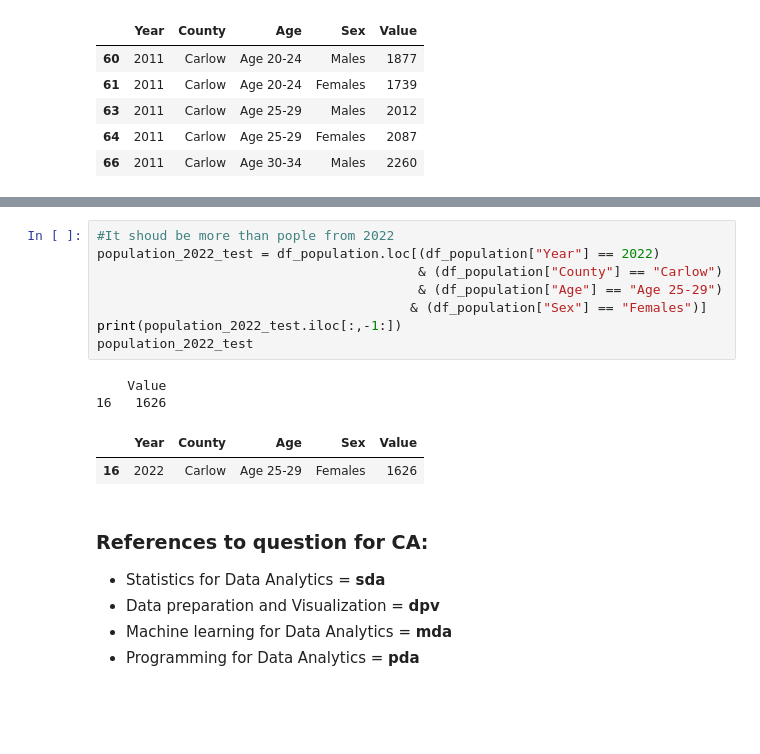
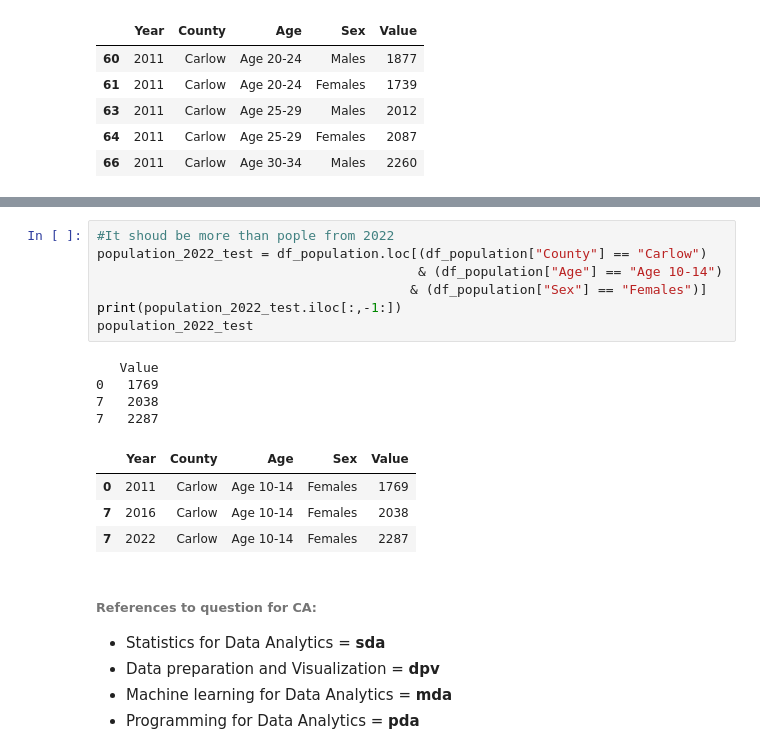
Before and after one commit to zeros2018/population_ireland, a Jupyter notebook: Population Project.ipynb, the cells around one changed output, grey strips where cells are left out. Cells and saved outputs as stored; diff of their text form; blank space fills up the shorter version.

```diff
--- a/Population Project.ipynb
+++ b/Population Project.ipynb
@@ -1793,18 +1790,21 @@ print(prediction_population)
 # %%
 #It shoud be more than pople from 2022
-population_2022_test = df_population.loc[(df_population["Year"] == 2022)
-                                         & (df_population["County"] == "Carlow")
-                                         & (df_population["Age"] == "Age 25-29")
+population_2022_test = df_population.loc[(df_population["County"] == "Carlow")
+                                         & (df_population["Age"] == "Age 10-14")
                                         & (df_population["Sex"] == "Females")]
 print(population_2022_test.iloc[:,-1:])
 population_2022_test
 # %% [output]
-    Value
-16   1626
+   Value
+0   1769
+7   2038
+7   2287
 |  | Year | County | Age | Sex | Value |
-| 16 | 2022 | Carlow | Age 25-29 | Females | 1626 |
+| 0 | 2011 | Carlow | Age 10-14 | Females | 1769 |
+| 7 | 2016 | Carlow | Age 10-14 | Females | 2038 |
+| 7 | 2022 | Carlow | Age 10-14 | Females | 2287 |
 # %% [markdown]
-### References to question for CA:
+###### References to question for CA:
 - Statistics for Data Analytics = <b>sda</b>
 - Data preparation and Visualization = <b>dpv</b>
 - Machine learning for Data Analytics = <b>mda</b>
```
Also changed, not shown: parts of 18 cells of this notebook, 1 other file.
